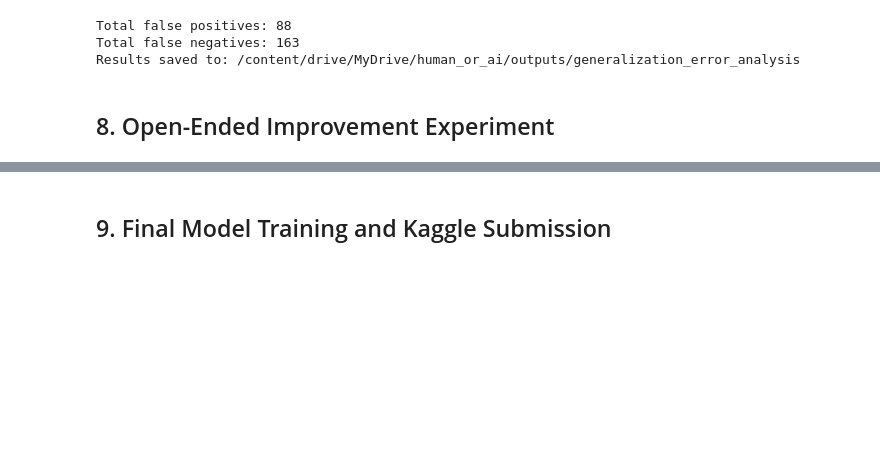
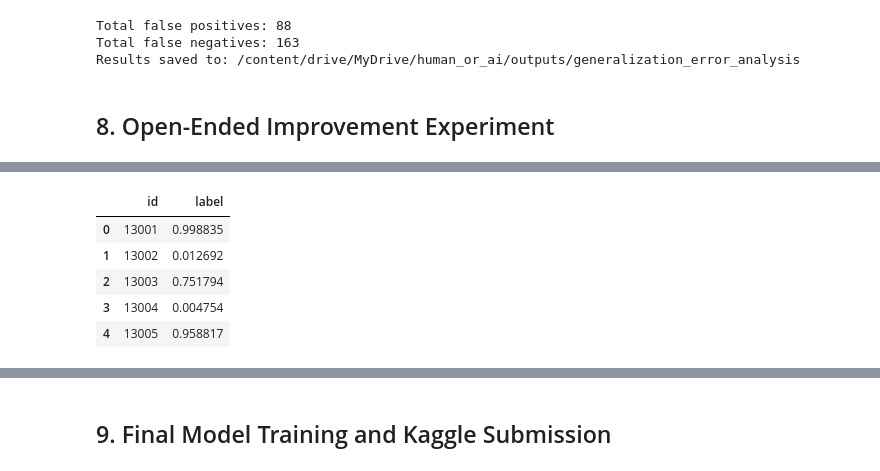
Before and after one commit to HsiangTNA/CS5785-AML-Kaggle-Challenge, a Jupyter notebook: Code/Human_or_AI_Text_Authorship_Classification.ipynb, the cells around one changed output, grey strips where cells are left out. Cells and saved outputs as stored; diff of their text form; code cells hidden in the pictures; blank space fills up the shorter version.

```diff
--- a/Code/Human_or_AI_Text_Authorship_Classification.ipynb
+++ b/Code/Human_or_AI_Text_Authorship_Classification.ipynb
@@ -3208,0 +4045,93 @@ Results saved to: /content/drive/MyDrive/human_or_ai/outputs/generalization_erro
+# %%
+s8_test = test_df[["id", "text"]].copy()
+s8_template = sample_submission_df.copy()
+
+assert len(s8_test) == len(s8_template) == 3000
+assert s8_test["id"].is_unique
+assert s8_template["id"].is_unique
+assert s8_test.notna().all().all()
+assert s8_test["text"].str.strip().ne("").all()
+assert s8_template.columns.tolist() == ["id", "label"]
+assert set(s8_template["id"]) == set(s8_test["id"])
+assert not set(s8_full_train["id"]) & set(s8_test["id"])
+
+# Match the sample submission's ID order explicitly.
+s8_test_aligned = (
+    s8_test.set_index("id").loc[s8_template["id"]]
+)
+
+s8_test_probability = s8_probability(
+    s8_final_model.predict_proba(
+        s8_test_aligned["text"]
+    )[:, 1],
+    len(s8_template),
+)
+
+s8_submission = s8_template[["id"]].copy()
+s8_submission["label"] = s8_test_probability
+
+S8_SUBMISSION_PATH = S8_DIR / "submission.csv"
+
+temporary = S8_SUBMISSION_PATH.with_suffix(".tmp")
+s8_submission.to_csv(temporary, index=False)
+temporary.replace(S8_SUBMISSION_PATH)
+
+# Read the exported CSV back and validate its structure and values.
+s8_roundtrip = pd.read_csv(
+    S8_SUBMISSION_PATH,
+    dtype={"id": s8_template["id"].dtype},
+)
+
+assert s8_roundtrip.columns.tolist() == ["id", "label"]
+assert s8_roundtrip["id"].equals(s8_template["id"])
+assert np.allclose(
+    s8_probability(s8_roundtrip["label"], 3000),
+    s8_test_probability,
+    atol=1e-12,
+    rtol=0,
+)
+
+s8_elapsed = perf_counter() - s8_started
+
+s8_manifest = {
+    **s8_selection,
+    "model_path": str(S8_FINAL_MODEL_PATH),
+    "submission_path": str(S8_SUBMISSION_PATH),
+    "training_rows": 10000,
+    "test_rows": 3000,
+    "test_data_sha256": hashlib.sha256(
+        s8_test.to_json(
+            orient="split", force_ascii=False
+        ).encode()
+    ).hexdigest(),
+    "submission_sha256": hashlib.sha256(
+        S8_SUBMISSION_PATH.read_bytes()
+    ).hexdigest(),
+    "elapsed_seconds_this_execution": s8_elapsed,
+    "within_20_minute_target_this_execution": (
+        s8_elapsed <= 20 * 60
+    ),
+    "uploaded_to_kaggle": False,
+}
+
+(S8_DIR / "submission_manifest.json").write_text(
+    json.dumps(s8_manifest, indent=2),
+    encoding="utf-8",
+)
+
+display(s8_submission.head())
+
+print("All 3,000 probabilities validated.")
+print(f"Section 8 elapsed: {s8_elapsed / 60:.1f} minutes.")
+print("Submission:", S8_SUBMISSION_PATH)
+print("Model:", S8_FINAL_MODEL_PATH)
+print("Tables and figures:", S8_DIR)
+print("Section 9 can reuse these files.")
+print("The CSV has not been uploaded to Kaggle.")
+# %% [output]
+|  | id | label |
+| 0 | 13001 | 0.998835 |
+| 1 | 13002 | 0.012692 |
+| 2 | 13003 | 0.751794 |
+| 3 | 13004 | 0.004754 |
+| 4 | 13005 | 0.958817 |
```
Also changed, not shown: parts of 23 cells of this notebook.
